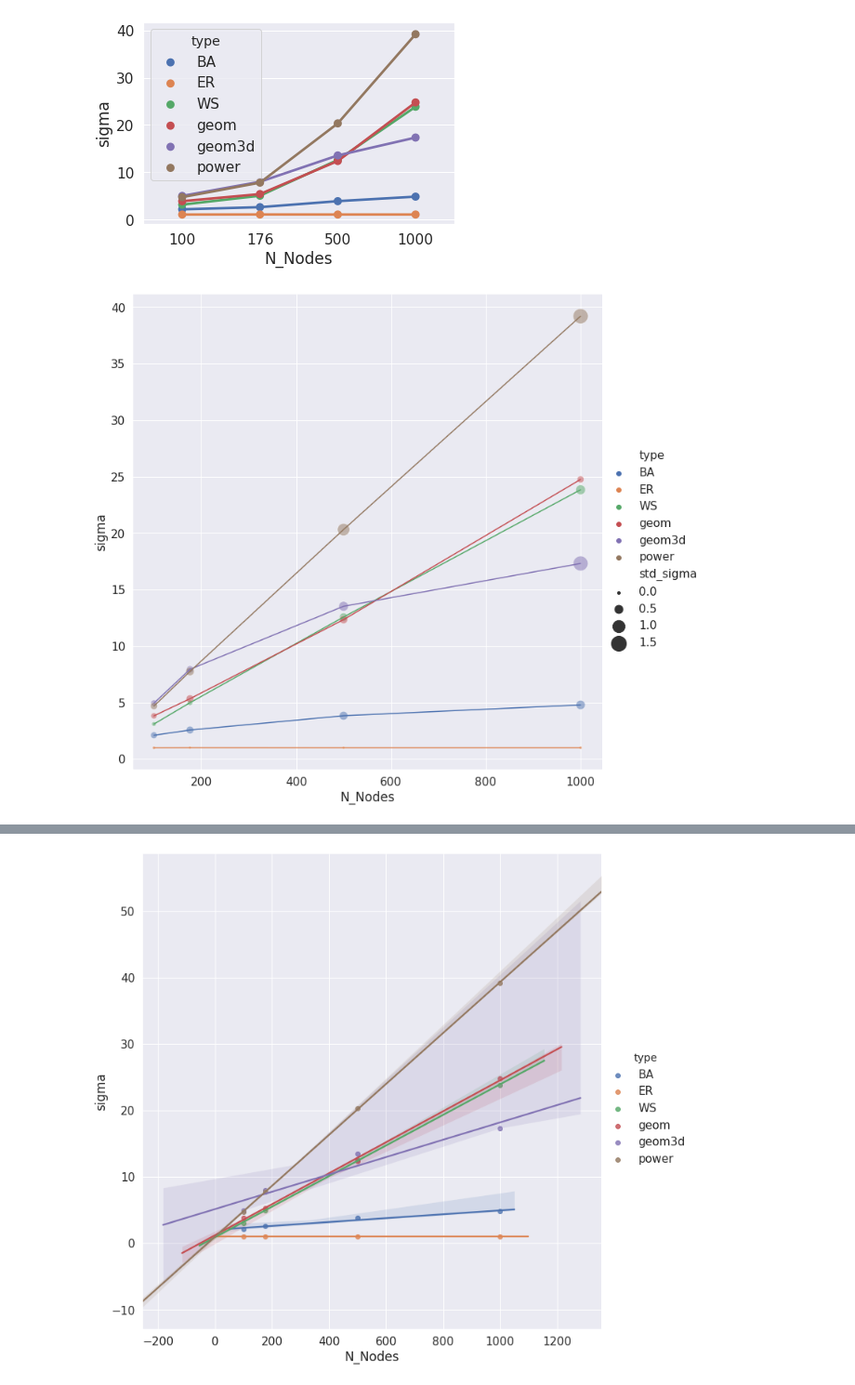
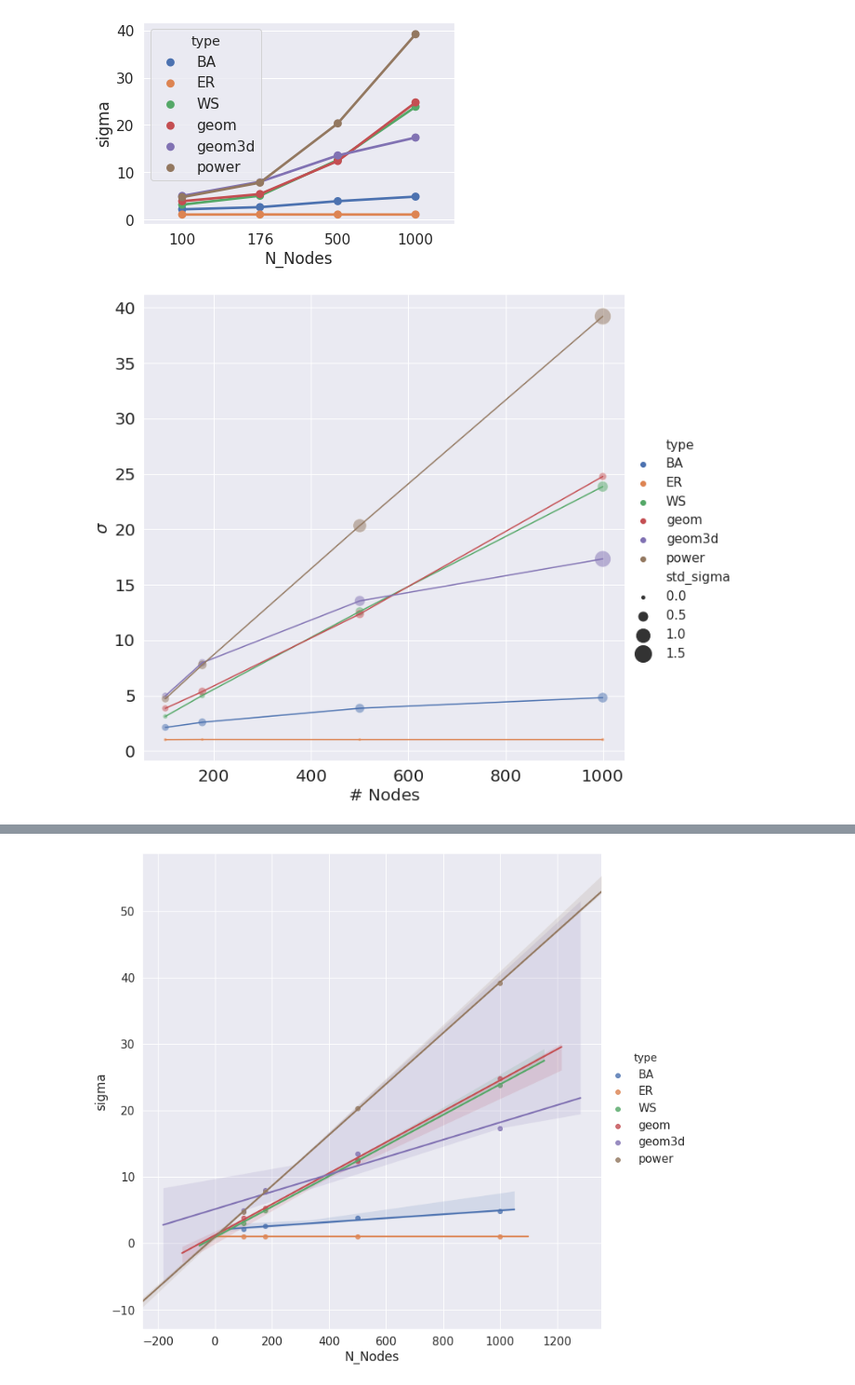
Before and after one commit to lstuurman/FRC_Thesis, a Jupyter notebook: Code/plot_sigma_netsize.ipynb, the cells around one changed output, grey strips where cells are left out. Shown at 93% size. Cells and saved outputs as stored; diff of their text form; code cells hidden in the pictures.

```diff
--- a/Code/plot_sigma_netsize.ipynb
+++ b/Code/plot_sigma_netsize.ipynb
@@ -56,27 +56,33 @@ g = sns.pointplot(x = "N_Nodes", y = "sigma", data = data,
 # %% [output]
 [figure]
 # %%
+
+import matplotlib
 
 fg = sns.relplot(x = "N_Nodes", y = "sigma",size = "std_sigma",kind = 'scatter',
                 data = data,sizes = (15,400),hue = "type",alpha=.5,height = 10,
                 facet_kws={'sharey': False, 'sharex': False})
 # subsets for all graphs :
 BA = data[data["type"] == "BA"]
 ER = data[data["type"] == "ER"]
 WS = data[data["type"] == "WS"]
 geom = data[data["type"] == "geom"]
 geom3d = data[data["type"] == "geom3d"]
 power = data[data["type"] == "power"]
 # add lines :
 fg.axes[0,0].plot(BA["N_Nodes"], BA["sigma"])
 fg.axes[0,0].plot(ER["N_Nodes"], ER["sigma"])
 fg.axes[0,0].plot(WS["N_Nodes"],WS["sigma"])
 fg.axes[0,0].plot(geom["N_Nodes"], geom["sigma"])
 fg.axes[0,0].plot(geom3d["N_Nodes"], geom3d["sigma"])
 fg.axes[0,0].plot(power["N_Nodes"], power["sigma"])
+plt.ylabel('$\sigma$',fontsize = 20)
+plt.xlabel('$\#$ Nodes',fontsize = 20)
+matplotlib.rc('xtick', labelsize=20)
+matplotlib.rc('ytick', labelsize=20)
 plt.show()
 # %% [output]
-[figure, old version]
+[figure, new version]
 # %%
 
 fg = sns.relplot(x = "N_Nodes", y = "omega",size = "std_omega",kind = 'scatter',
```
Also changed, not shown: parts of 3 cells of this notebook, 22 other files.
